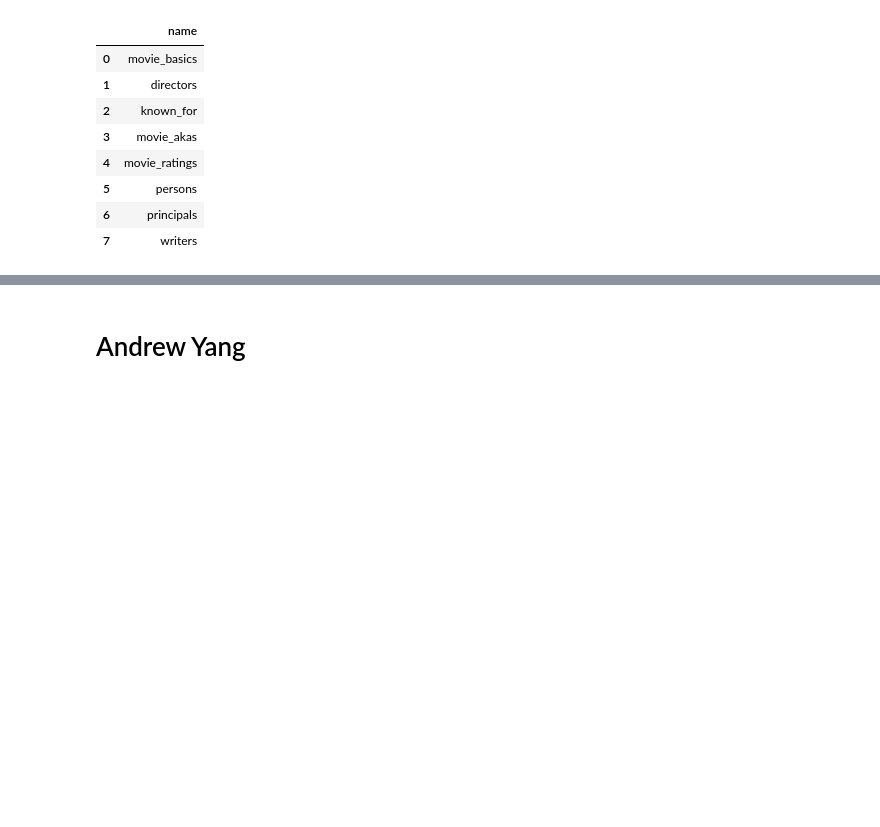
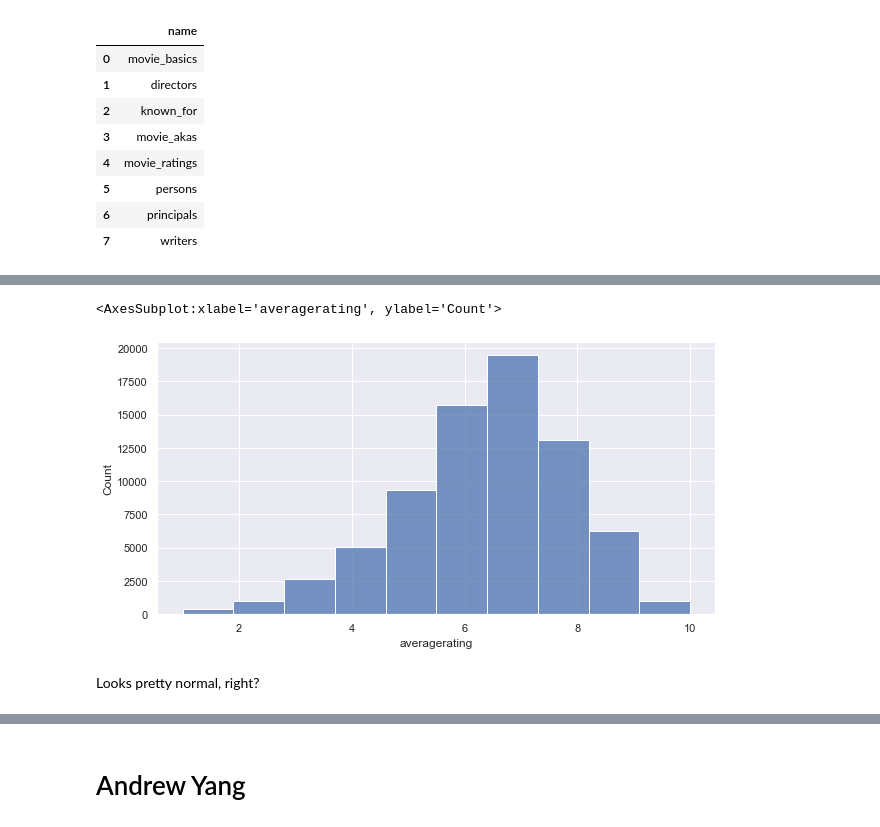
Before and after one commit to doriggs/Semester1Capstone, a Jupyter notebook: student.ipynb, the cells around one changed output, grey strips where cells are left out. Saved outputs shown, nothing was run; the diff lists cells and outputs as text; code cells hidden in the pictures; blank space fills up the shorter version.

```diff
--- a/student.ipynb
+++ b/student.ipynb
@@ -49,0 +75,10 @@ WHERE
+# %%
+#Creating a distribution of ratings
+
+fig, ax = plt.subplots(figsize=(10,5))
+sns.histplot(movie_df.averagerating, ax=ax, bins=10)
+# %% [output]
+<AxesSubplot:xlabel='averagerating', ylabel='Count'>
+[figure, added]
+# %% [markdown]
+Looks pretty normal, right?
```
Also changed, not shown: parts of 11 cells of this notebook.
